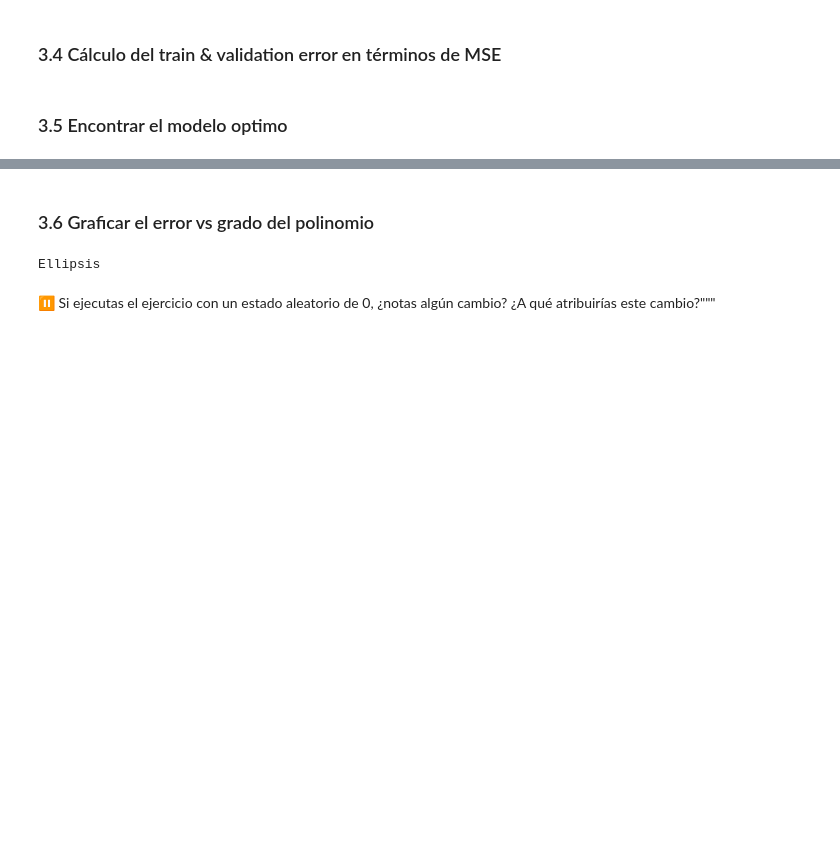
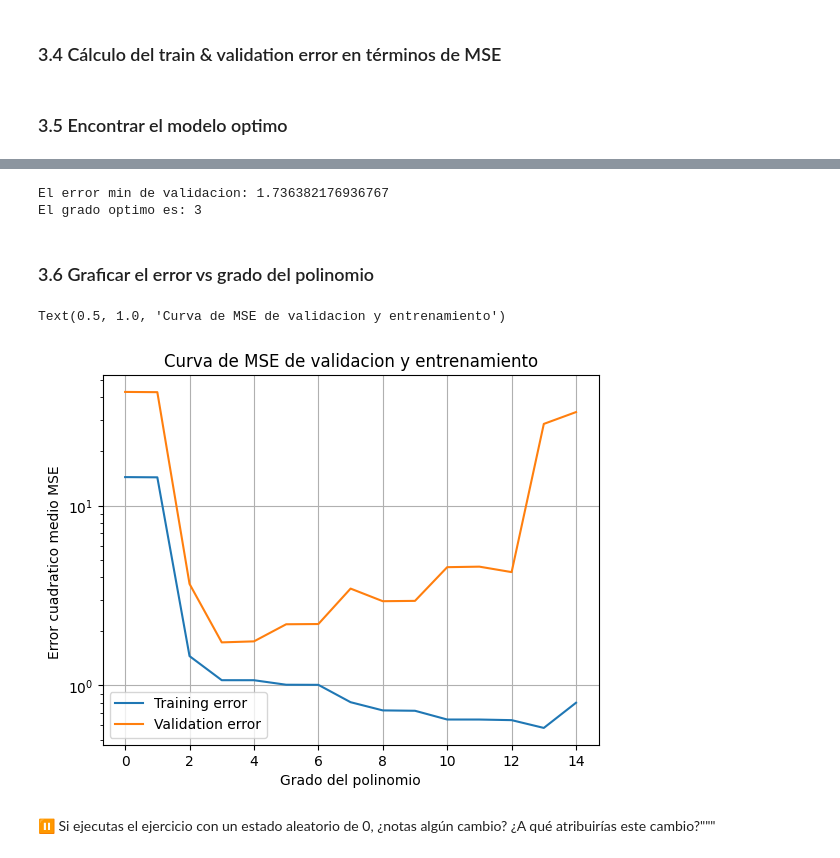
Before and after one commit to Horaciomb/Fundamentos-de-Machine-Learning, a Jupyter notebook: Clase02/actividad_1_s2.ipynb, the cells around one changed output, grey strips where cells are left out. Drawn from its saved outputs; the diff is of its cells as text; code cells hidden in the pictures; blank space fills up the shorter version.

```diff
--- a/Clase02/actividad_1_s2.ipynb
+++ b/Clase02/actividad_1_s2.ipynb
@@ -99,25 +90,25 @@ validation_error = []
 
 for d in range(maxdeg):
     # calculo de los polynomial features
-    x_poly_train = ...
-    x_poly_val   = ...
+    x_poly_train = PolynomialFeatures(degree=d).fit_transform(x_train)
+    x_poly_val   = PolynomialFeatures(degree=d).fit_transform(x_val)
     # Inicializar el modelo de regresion sin utilizar el intercept
-    lreg = ...
+    lreg = LinearRegression(fit_intercept=False)
 
     # Ajustar el modelo en los datos de entrenamiento
-    ...
+    lreg.fit(x_poly_train, y_train)
     # Utilizar el modelo entrenado para predecir en los datos transformados del train set
-    y_train_pred = ...
+    y_train_pred = lreg.predict(x_poly_train)
 
     # Utilizar el modelo entrenado para predecir en los datos transformados del validation set
-    y_val_pred   = ...
+    y_val_pred   = lreg.predict(x_poly_val)
 
     # Calcular el error en base a los datos en y_train_pred y y_val_pred
-    error_train = ...
-    error_val   = ...
+    error_train = mean_squared_error(y_train,y_train_pred) # y_train = 1.2 , y_pred = 1.3  => (-0.1)^2
+    error_val   = mean_squared_error(y_val_pred, y_val)
     # adicionar los errores calculados a la lista de training_error y validation_error
-    training_error.append(...)
-    validation_error.append(...)
+    training_error.append(error_train)
+    validation_error.append(error_val)
 # %% [markdown]
 ### 3.5 Encontrar el modelo optimo
 # %%
@@ -125,9 +137,26 @@ for d in range(maxdeg):
+# %%
+error_min_val = min(validation_error)
+print("El error min de validacion:", error_min_val)
+# El indice del error minimo de validacion
+grado_optimo = validation_error.index(error_min_val)
+print("El grado optimo es:", grado_optimo)
+# %% [output]
+El error min de validacion: 1.736382176936767
+El grado optimo es: 3
 # %% [markdown]
 ### 3.6 Graficar el error vs grado del polinomio
-# %%
-...
-# %% [output]
-Ellipsis
+# %%
+grado_polin = list(range(maxdeg))
+plt.semilogy(grado_polin, training_error, label='Training error')
+plt.semilogy(grado_polin, validation_error, label='Validation error')
+plt.xlabel('Grado del polinomio')
+plt.ylabel('Error cuadratico medio MSE ' )
+plt.legend(loc="best")
+plt.grid()
+plt.title('Curva de MSE de validacion y entrenamiento')
+# %% [output]
+Text(0.5, 1.0, 'Curva de MSE de validacion y entrenamiento')
+[figure, added]
 # %% [markdown]
 ⏸  Si ejecutas el ejercicio con un estado aleatorio de 0, ¿notas algún cambio? ¿A qué atribuirías este cambio?"""
 # %%
```
Also changed, not shown: parts of 11 cells of this notebook, 3 other files.
